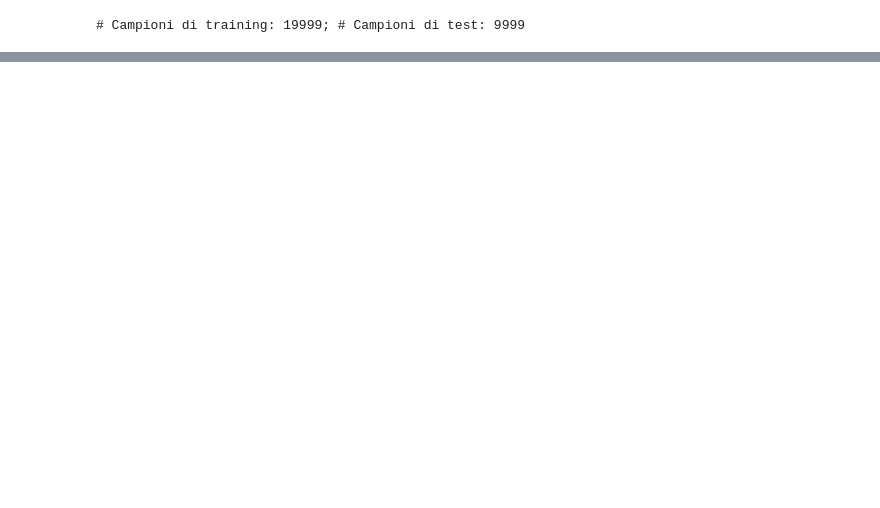
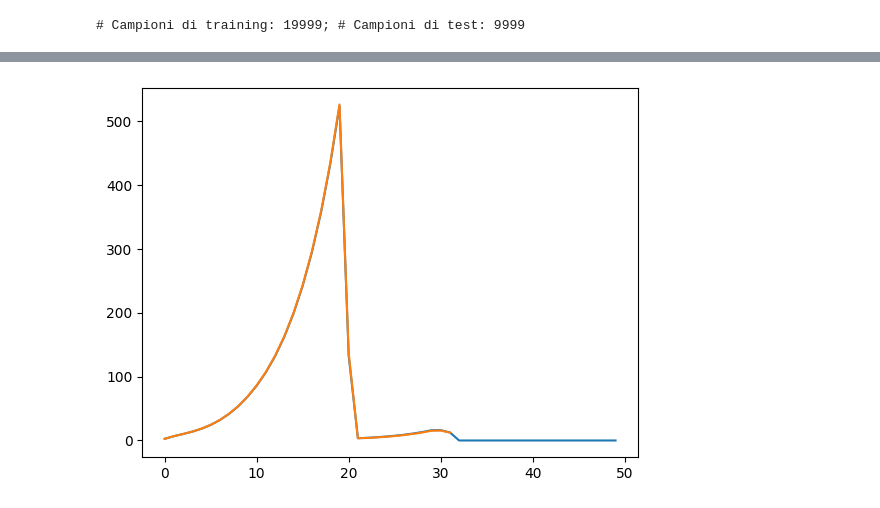
Before and after one commit to MarianoCaccavale/SimpleNeuralNetwork, a Jupyter notebook: Main.ipynb, the cells around one changed output, grey strips where cells are left out. Cells and saved outputs as stored; diff of their text form; code cells hidden in the pictures; blank space fills up the shorter version.

```diff
--- a/Main.ipynb
+++ b/Main.ipynb
@@ -69,6 +106,6 @@ input_layer = Layer(784, 256, SigmoidActivationFunction)
 output_layer = Layer(256, 10, SoftMaxActivationFunction)
 layers = [input_layer, output_layer]
 
-rprop_nn = FullConnectedNeuralNetworkRprop(layers, SumOfSquaredError)
+rprop_nn = FullConnectedNeuralNetworkRprop(layers, CrossEntropy) # , rprop_eta_plus=1.2,rprop_eta_minus=0.25
 rprop_nn.train(X_train, Y_train, validation_set=X_test, validation_targets=Y_test, epochs=50)
 # %% [output]
@@ -79,0 +149,6 @@ KeyboardInterrupt:
+# %%
+plt.plot(rprop_nn.mean_train_error)
+plt.plot(rprop_nn.mean_val_error)
+plt.show()
+# %% [output]
+[figure, added]
```
Also changed, not shown: parts of 26 cells of this notebook.
